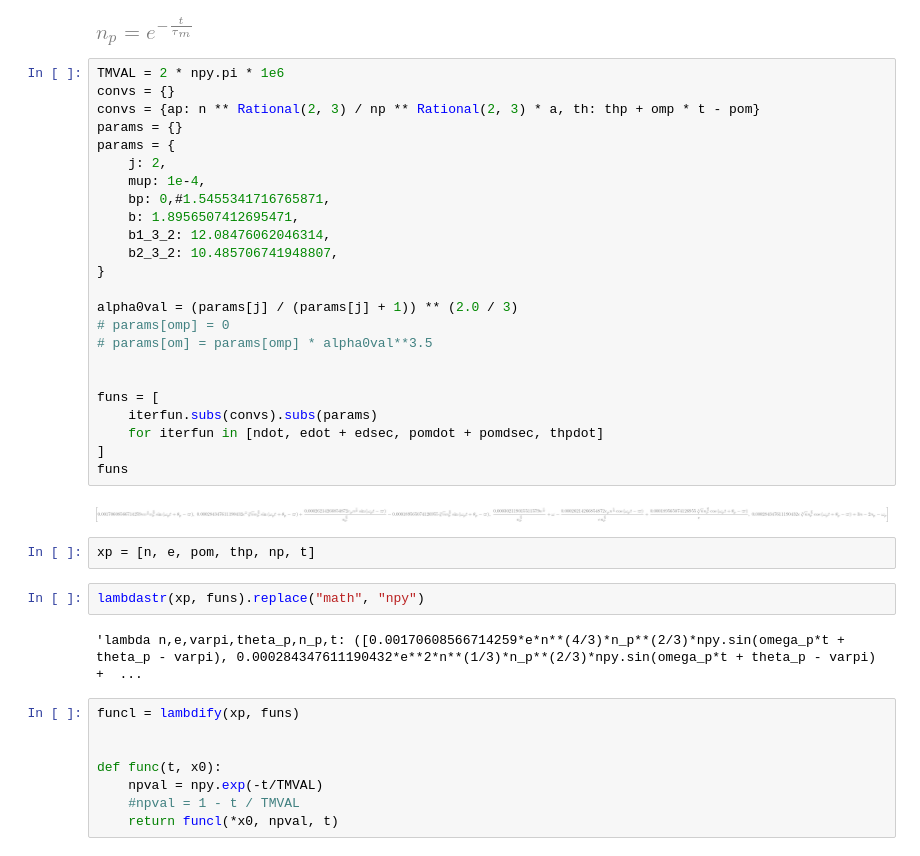
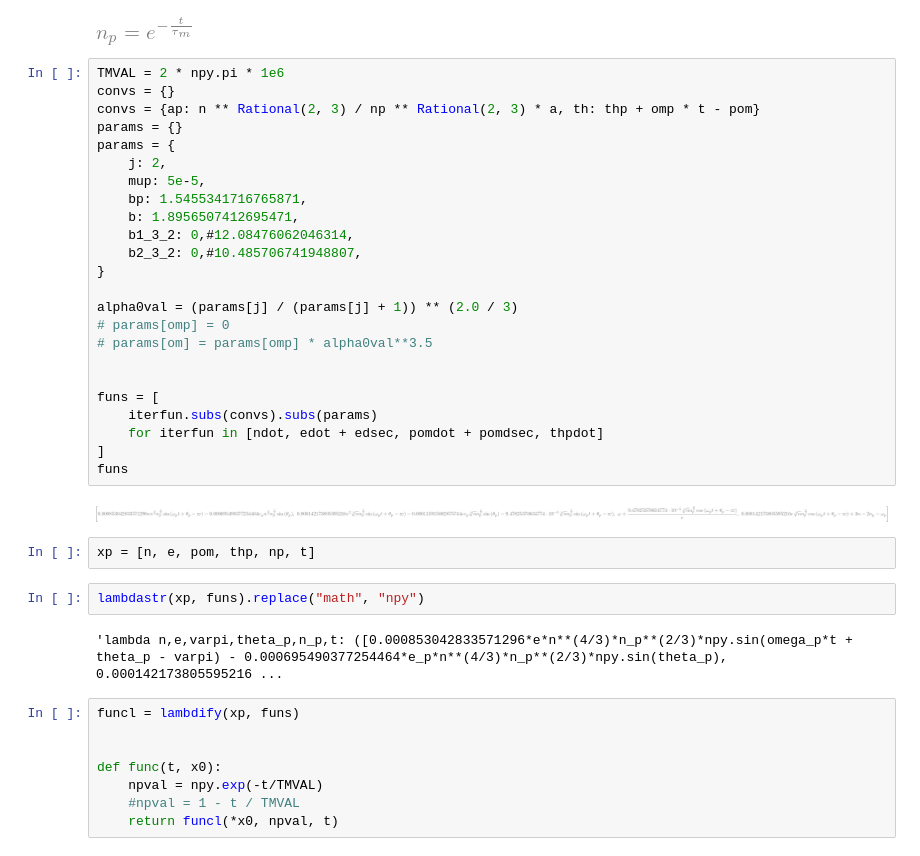
Before and after one commit to jtlaune/wc-apsidal-precession, a Jupyter notebook: paper-2.ipynb, the cells around one changed output. Cells and saved outputs as stored; diff of their text form.

```diff
--- a/paper-2.ipynb
+++ b/paper-2.ipynb
@@ -27,35 +27,35 @@ Eq(np,exp(-t/tm))
 # %%
 TMVAL = 2 * npy.pi * 1e6
 convs = {}
 convs = {ap: n ** Rational(2, 3) / np ** Rational(2, 3) * a, th: thp + omp * t - pom}
 params = {}
 params = {
     j: 2,
-    mup: 1e-4,
-    bp: 0,#1.5455341716765871,
+    mup: 5e-5,
+    bp: 1.5455341716765871,
     b: 1.8956507412695471,
-    b1_3_2: 12.08476062046314,
-    b2_3_2: 10.485706741948807,
+    b1_3_2: 0,#12.08476062046314,
+    b2_3_2: 0,#10.485706741948807,
 }
 
 alpha0val = (params[j] / (params[j] + 1)) ** (2.0 / 3)
 # params[omp] = 0
 # params[om] = params[omp] * alpha0val**3.5
 
 
 funs = [
     iterfun.subs(convs).subs(params)
     for iterfun in [ndot, edot + edsec, pomdot + pomdsec, thpdot]
 ]
 funs
 # %% [output]
-[figure, old version]
+[figure, new version]
 # %%
 xp = [n, e, pom, thp, np, t]
 # %%
 lambdastr(xp, funs).replace("math", "npy")
 # %% [output]
-'lambda n,e,varpi,theta_p,n_p,t: ([0.00170608566714259*e*n**(4/3)*n_p**(2/3)*npy.sin(omega_p*t + theta_p - varpi), 0.000284347611190432*e**2*n**(1/3)*n_p**(2/3)*npy.sin(omega_p*t + theta_p - varpi) +  ...
+'lambda n,e,varpi,theta_p,n_p,t: ([0.000853042833571296*e*n**(4/3)*n_p**(2/3)*npy.sin(omega_p*t + theta_p - varpi) - 0.000695490377254464*e_p*n**(4/3)*n_p**(2/3)*npy.sin(theta_p), 0.000142173805595216 ...
 # %%
 funcl = lambdify(xp, funs)
 
```
Also changed, not shown: parts of 3 cells of this notebook, 1 other file.
